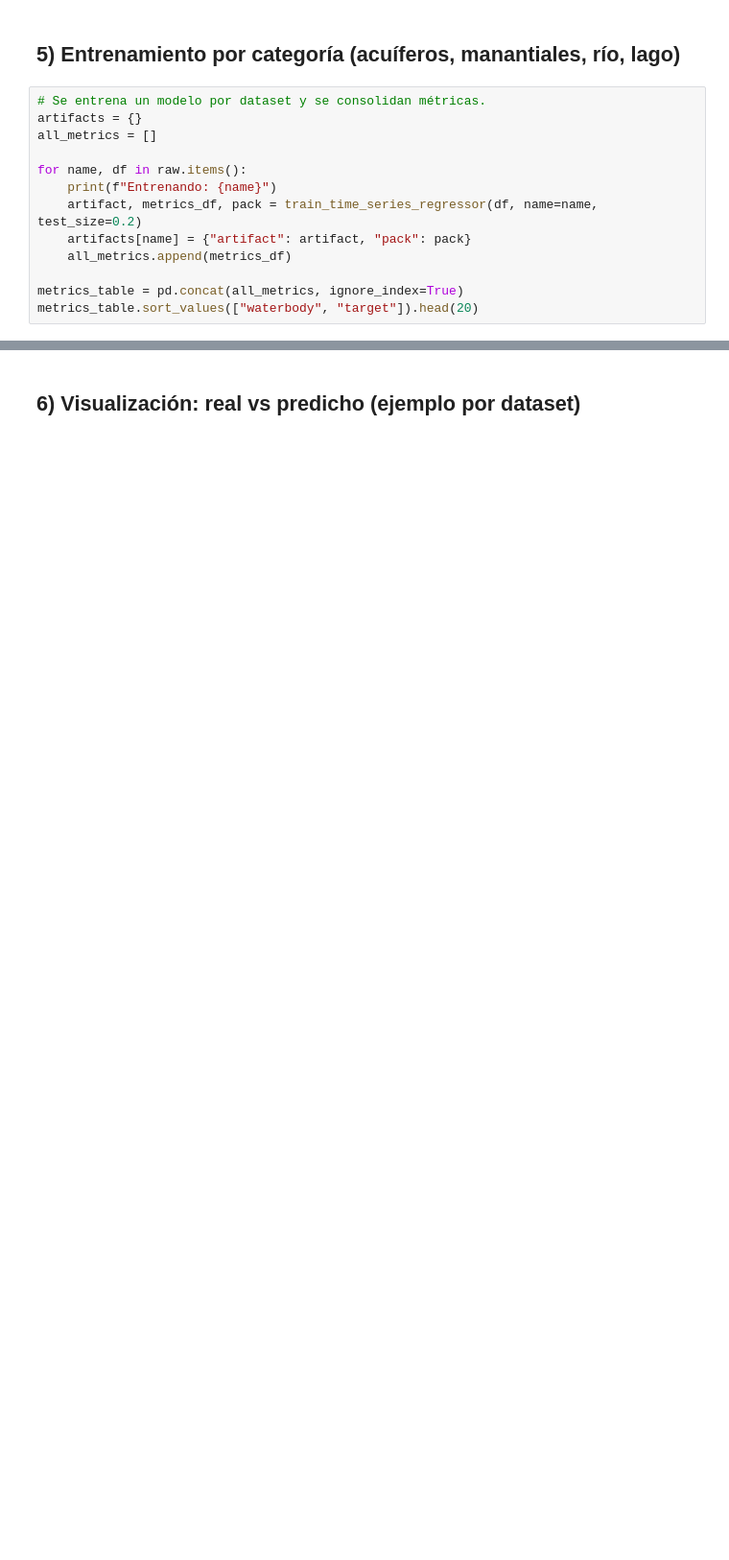
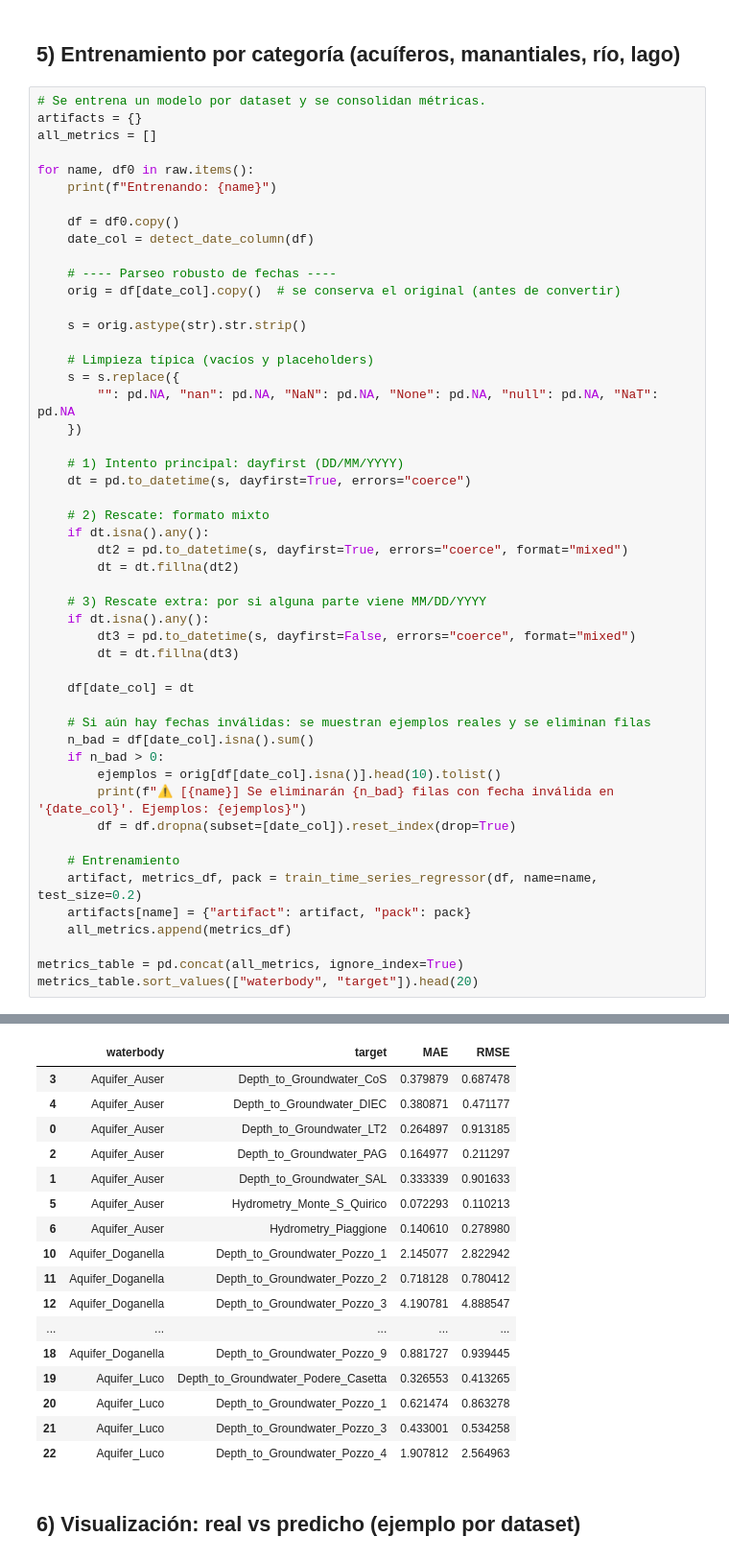
Before and after one commit to JuanFelipeR/TimeSeries-AceaSmartWaterAnalyticsLate-Submission, a Jupyter notebook: src/explore.ipynb, the cells around one changed output, grey strips where cells are left out. Shown at 96% size. Cells and saved outputs as stored; diff of their text form; blank space fills up the shorter version.

```diff
--- a/src/explore.ipynb
+++ b/src/explore.ipynb
@@ -211,11 +221,49 @@ def train_time_series_regressor(df_raw: pd.DataFrame, name: str, test_size: floa
 artifacts = {}
 all_metrics = []
 
-for name, df in raw.items():
+for name, df0 in raw.items():
     print(f"Entrenando: {name}")
+
+    df = df0.copy()
+    date_col = detect_date_column(df)
+
+    # ---- Parseo robusto de fechas ----
+    orig = df[date_col].copy()  # se conserva el original (antes de convertir)
+
+    s = orig.astype(str).str.strip()
+
+    # Limpieza típica (vacíos y placeholders)
+    s = s.replace({
+        "": pd.NA, "nan": pd.NA, "NaN": pd.NA, "None": pd.NA, "null": pd.NA, "NaT": pd.NA
+    })
+
+    # 1) Intento principal: dayfirst (DD/MM/YYYY)
+    dt = pd.to_datetime(s, dayfirst=True, errors="coerce")
+
+    # 2) Rescate: formato mixto
+    if dt.isna().any():
+        dt2 = pd.to_datetime(s, dayfirst=True, errors="coerce", format="mixed")
+        dt = dt.fillna(dt2)
+
+    # 3) Rescate extra: por si alguna parte viene MM/DD/YYYY
+    if dt.isna().any():
+        dt3 = pd.to_datetime(s, dayfirst=False, errors="coerce", format="mixed")
+        dt = dt.fillna(dt3)
+
+    df[date_col] = dt
+
+    # Si aún hay fechas inválidas: se muestran ejemplos reales y se eliminan filas
+    n_bad = df[date_col].isna().sum()
+    if n_bad > 0:
+        ejemplos = orig[df[date_col].isna()].head(10).tolist()
+        print(f"⚠️ [{name}] Se eliminarán {n_bad} filas con fecha inválida en '{date_col}'. Ejemplos: {ejemplos}")
+        df = df.dropna(subset=[date_col]).reset_index(drop=True)
+
+    # Entrenamiento
     artifact, metrics_df, pack = train_time_series_regressor(df, name=name, test_size=0.2)
     artifacts[name] = {"artifact": artifact, "pack": pack}
     all_metrics.append(metrics_df)
 
 metrics_table = pd.concat(all_metrics, ignore_index=True)
 metrics_table.sort_values(["waterbody", "target"]).head(20)
+# %% [output]
@@ -222,3 +280,20 @@ metrics_table.sort_values(["waterbody", "target"]).head(20)
+|  | waterbody | target | MAE | RMSE |
+| 3 | Aquifer_Auser | Depth_to_Groundwater_CoS | 0.379879 | 0.687478 |
+| 4 | Aquifer_Auser | Depth_to_Groundwater_DIEC | 0.380871 | 0.471177 |
+| 0 | Aquifer_Auser | Depth_to_Groundwater_LT2 | 0.264897 | 0.913185 |
+| 2 | Aquifer_Auser | Depth_to_Groundwater_PAG | 0.164977 | 0.211297 |
+| 1 | Aquifer_Auser | Depth_to_Groundwater_SAL | 0.333339 | 0.901633 |
+| 5 | Aquifer_Auser | Hydrometry_Monte_S_Quirico | 0.072293 | 0.110213 |
+| 6 | Aquifer_Auser | Hydrometry_Piaggione | 0.140610 | 0.278980 |
+| 10 | Aquifer_Doganella | Depth_to_Groundwater_Pozzo_1 | 2.145077 | 2.822942 |
+| 11 | Aquifer_Doganella | Depth_to_Groundwater_Pozzo_2 | 0.718128 | 0.780412 |
+| 12 | Aquifer_Doganella | Depth_to_Groundwater_Pozzo_3 | 4.190781 | 4.888547 |
+| ... | ... | ... | ... | ... |
+| 18 | Aquifer_Doganella | Depth_to_Groundwater_Pozzo_9 | 0.881727 | 0.939445 |
+| 19 | Aquifer_Luco | Depth_to_Groundwater_Podere_Casetta | 0.326553 | 0.413265 |
+| 20 | Aquifer_Luco | Depth_to_Groundwater_Pozzo_1 | 0.621474 | 0.863278 |
+| 21 | Aquifer_Luco | Depth_to_Groundwater_Pozzo_3 | 0.433001 | 0.534258 |
+| 22 | Aquifer_Luco | Depth_to_Groundwater_Pozzo_4 | 1.907812 | 2.564963 |
 # %% [markdown]
 ## 6) Visualización: real vs predicho (ejemplo por dataset)
 # %%
```
Also changed, not shown: parts of 6 cells of this notebook, 9 other files.
